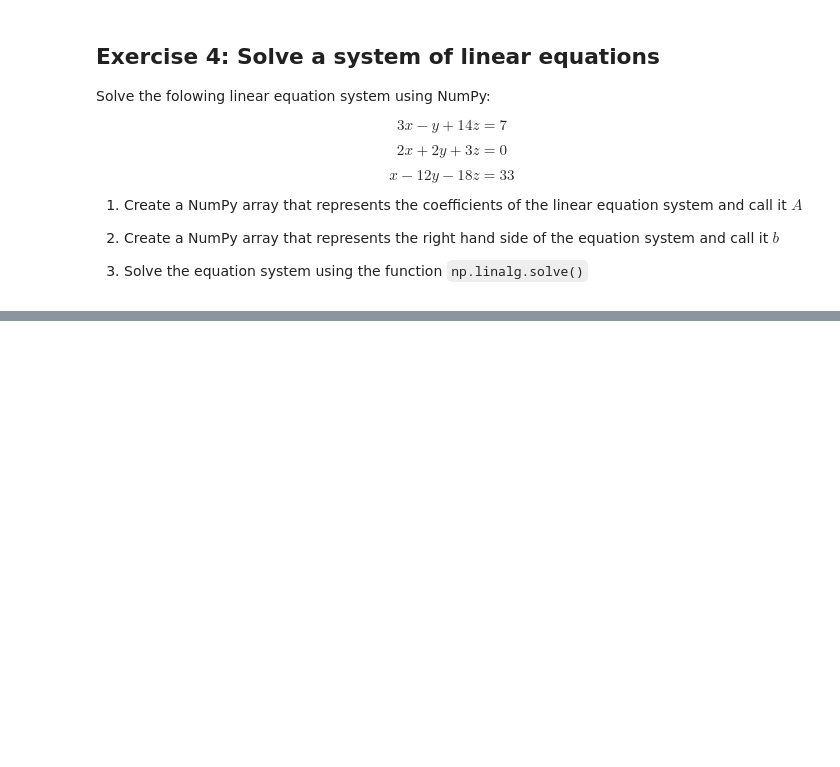
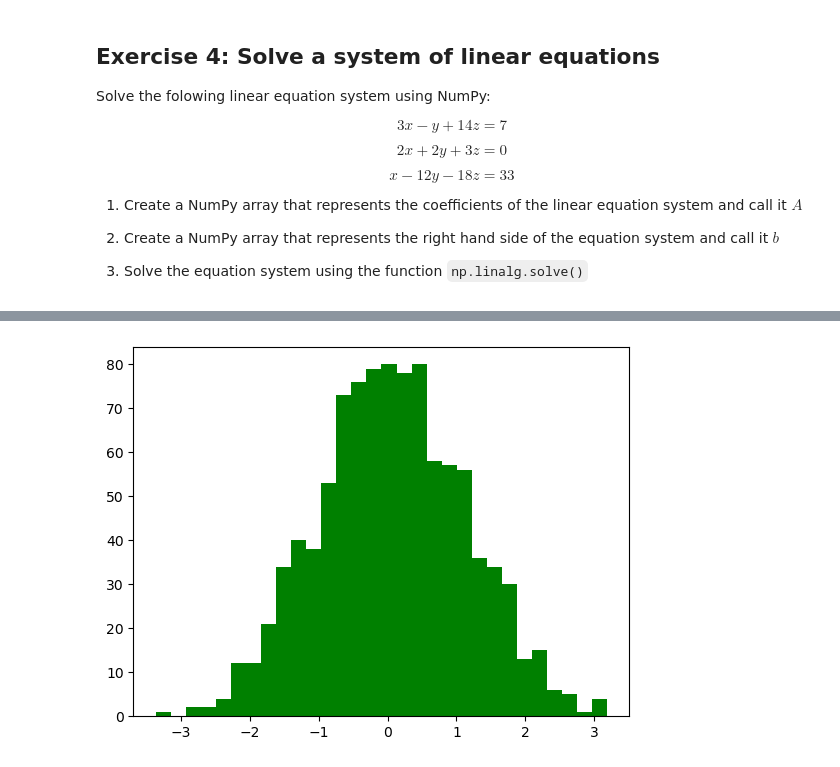
Before and after one commit to wegard/Programming-and-data-management, a Jupyter notebook: Homework_notebooks/Problem_set4_solution.ipynb, the cells around one changed output, grey strips where cells are left out. Saved outputs shown, nothing was run; the diff lists cells and outputs as text; code cells hidden in the pictures; blank space fills up the shorter version.

```diff
--- a/Homework_notebooks/Problem_set4_solution.ipynb
+++ b/Homework_notebooks/Problem_set4_solution.ipynb
@@ -342,0 +665,9 @@ plt.show()
+# %%
+# Solution 3
+
+data = np.random.randn(1000)
+
+plt.hist(data, bins=30, color='green')
+plt.show()
+# %% [output]
+[figure, added]
```
Also changed, not shown: parts of 56 cells of this notebook, 2 other files.
